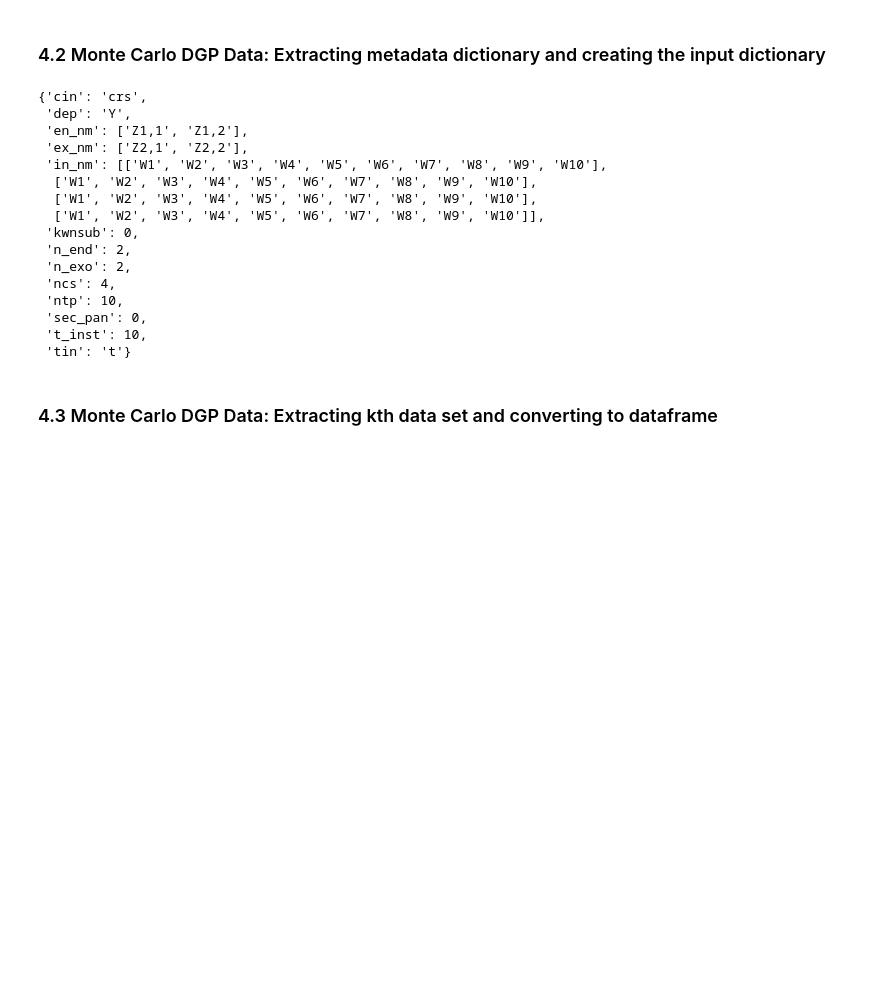
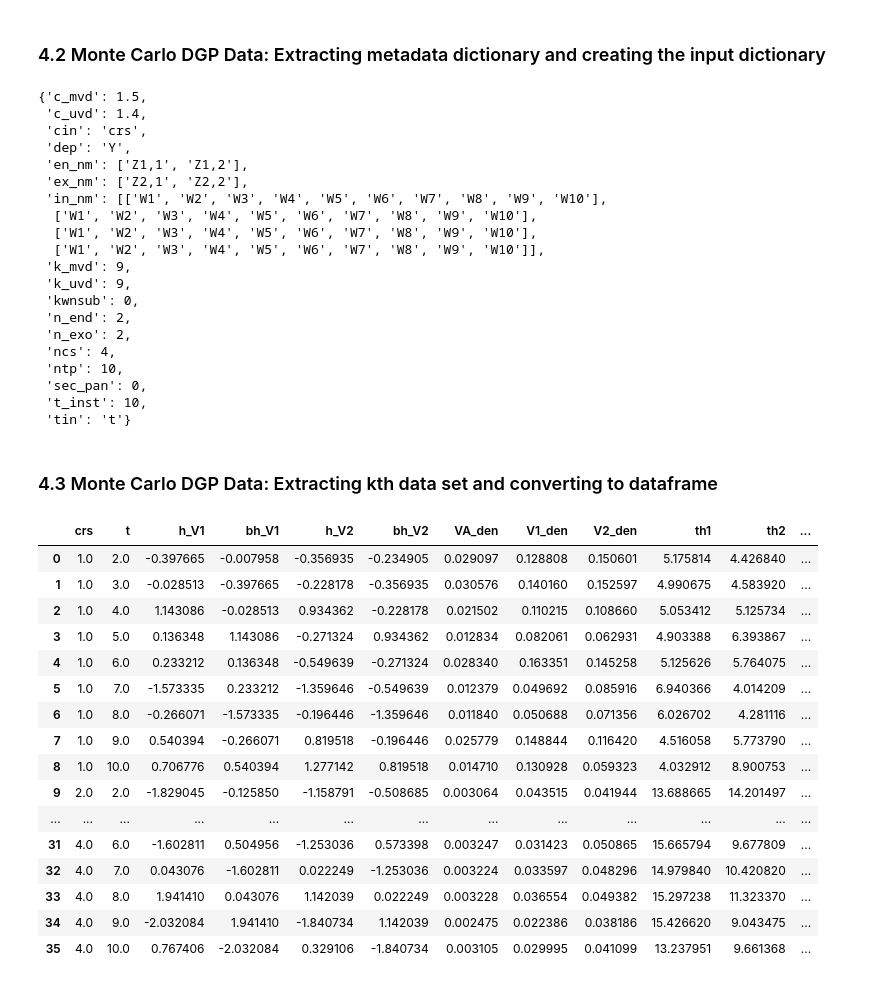
Before and after one commit to Existentialdredd/pan_sel_cntrl, a Jupyter notebook: psc.ipynb, the cells around one changed output. Saved outputs shown, nothing was run; the diff lists cells and outputs as text; code cells hidden in the pictures; blank space fills up the shorter version.

Commit message:
finished implementing density estimation and density ration construction

```diff
--- a/psc.ipynb
+++ b/psc.ipynb
@@ -671,6 +672,10 @@ for i in ['c_inst','err_vpro','ex_vpro','inst_vpro','r_seed','frc', 'nds']:
 
 # Indicator for  whether in this run the subset of instrument relvant to each cross section is known.
 m['kwnsub'] = 0
+m['k_mvd'] = 9
+m['k_uvd'] = 9
+m['c_mvd'] = 1.5
+m['c_uvd'] = 1.4
 
 # List of list with the names of the relevant instruments for each crossection
 in_nm=[]
@@ -702,7 +707,9 @@ m['tin'] = tin
 m['dep'] = 'Y'
 m
 # %% [output]
-{'cin': 'crs',
+{'c_mvd': 1.5,
+ 'c_uvd': 1.4,
+ 'cin': 'crs',
  'dep': 'Y',
  'en_nm': ['Z1,1', 'Z1,2'],
  'ex_nm': ['Z2,1', 'Z2,2'],
@@ -710,6 +717,8 @@ m
   ['W1', 'W2', 'W3', 'W4', 'W5', 'W6', 'W7', 'W8', 'W9', 'W10'],
   ['W1', 'W2', 'W3', 'W4', 'W5', 'W6', 'W7', 'W8', 'W9', 'W10'],
   ['W1', 'W2', 'W3', 'W4', 'W5', 'W6', 'W7', 'W8', 'W9', 'W10']],
+ 'k_mvd': 9,
+ 'k_uvd': 9,
  'kwnsub': 0,
  'n_end': 2,
  'n_exo': 2,
@@ -726,8 +735,10 @@ data_err = pd.DataFrame(pscdata[k][0]['err_df'], columns = pscdata[0][1]['Derr_n
 data_inst = pd.DataFrame(pscdata[k][0]['inst_df'], columns = pscdata[0][1]['Dins_nms'])
 data_pan = pd.DataFrame(pscdata[k][0]['prim_df'], columns = pscdata[0][1]['Dlng_nms'])
 # %%
-
-
+m['k_mvd'] = 9
+m['k_uvd'] = 9
+m['c_mvd'] = 1.5
+m['c_uvd'] = 1.4
 # Extracting variables from input dictionary
 cin = m['cin']
 tin = m['tin']
@@ -742,6 +753,8 @@ ex_nm = m['ex_nm']
 in_nm = m['in_nm']
 sec_pan = m['sec_pan']
 knw = m['kwnsub']
+k_mvd = m['k_mvd']
+k_uvd = m ['k_uvd']
 dp = data_pan
 di = data_inst
 de = data_err
@@ -762,4 +775,4 @@ for i in range(1,n_en+1):
             a = np.vstack((a,a1))
     dp[''.join(['h_V',str(i)])] = a
 
-############ Estimation of primary equation
+re_nm = [''.join(['h_V',str(i)]) for i in range(1,n_en+1)]
@@ -765,0 +836,20 @@ for i in range(1,n_en+1):
+# %%
+den
+# %% [output]
+|  | crs | t | h_V1 | bh_V1 | h_V2 | bh_V2 | VA_den | V1_den | V2_den | th1 | th2 | ... |
+| 0 | 1.0 | 2.0 | -0.397665 | -0.007958 | -0.356935 | -0.234905 | 0.029097 | 0.128808 | 0.150601 | 5.175814 | 4.426840 | ... |
+| 1 | 1.0 | 3.0 | -0.028513 | -0.397665 | -0.228178 | -0.356935 | 0.030576 | 0.140160 | 0.152597 | 4.990675 | 4.583920 | ... |
+| 2 | 1.0 | 4.0 | 1.143086 | -0.028513 | 0.934362 | -0.228178 | 0.021502 | 0.110215 | 0.108660 | 5.053412 | 5.125734 | ... |
+| 3 | 1.0 | 5.0 | 0.136348 | 1.143086 | -0.271324 | 0.934362 | 0.012834 | 0.082061 | 0.062931 | 4.903388 | 6.393867 | ... |
+| 4 | 1.0 | 6.0 | 0.233212 | 0.136348 | -0.549639 | -0.271324 | 0.028340 | 0.163351 | 0.145258 | 5.125626 | 5.764075 | ... |
+| 5 | 1.0 | 7.0 | -1.573335 | 0.233212 | -1.359646 | -0.549639 | 0.012379 | 0.049692 | 0.085916 | 6.940366 | 4.014209 | ... |
+| 6 | 1.0 | 8.0 | -0.266071 | -1.573335 | -0.196446 | -1.359646 | 0.011840 | 0.050688 | 0.071356 | 6.026702 | 4.281116 | ... |
+| 7 | 1.0 | 9.0 | 0.540394 | -0.266071 | 0.819518 | -0.196446 | 0.025779 | 0.148844 | 0.116420 | 4.516058 | 5.773790 | ... |
+| 8 | 1.0 | 10.0 | 0.706776 | 0.540394 | 1.277142 | 0.819518 | 0.014710 | 0.130928 | 0.059323 | 4.032912 | 8.900753 | ... |
+| 9 | 2.0 | 2.0 | -1.829045 | -0.125850 | -1.158791 | -0.508685 | 0.003064 | 0.043515 | 0.041944 | 13.688665 | 14.201497 | ... |
+| ... | ... | ... | ... | ... | ... | ... | ... | ... | ... | ... | ... | ... |
+| 31 | 4.0 | 6.0 | -1.602811 | 0.504956 | -1.253036 | 0.573398 | 0.003247 | 0.031423 | 0.050865 | 15.665794 | 9.677809 | ... |
+| 32 | 4.0 | 7.0 | 0.043076 | -1.602811 | 0.022249 | -1.253036 | 0.003224 | 0.033597 | 0.048296 | 14.979840 | 10.420820 | ... |
+| 33 | 4.0 | 8.0 | 1.941410 | 0.043076 | 1.142039 | 0.022249 | 0.003228 | 0.036554 | 0.049382 | 15.297238 | 11.323370 | ... |
+| 34 | 4.0 | 9.0 | -2.032084 | 1.941410 | -1.840734 | 1.142039 | 0.002475 | 0.022386 | 0.038186 | 15.426620 | 9.043475 | ... |
+| 35 | 4.0 | 10.0 | 0.767406 | -2.032084 | 0.329106 | -1.840734 | 0.003105 | 0.029995 | 0.041099 | 13.237951 | 9.661368 | ... |
```
Also changed, not shown: parts of 4 cells of this notebook, 1 other file.
